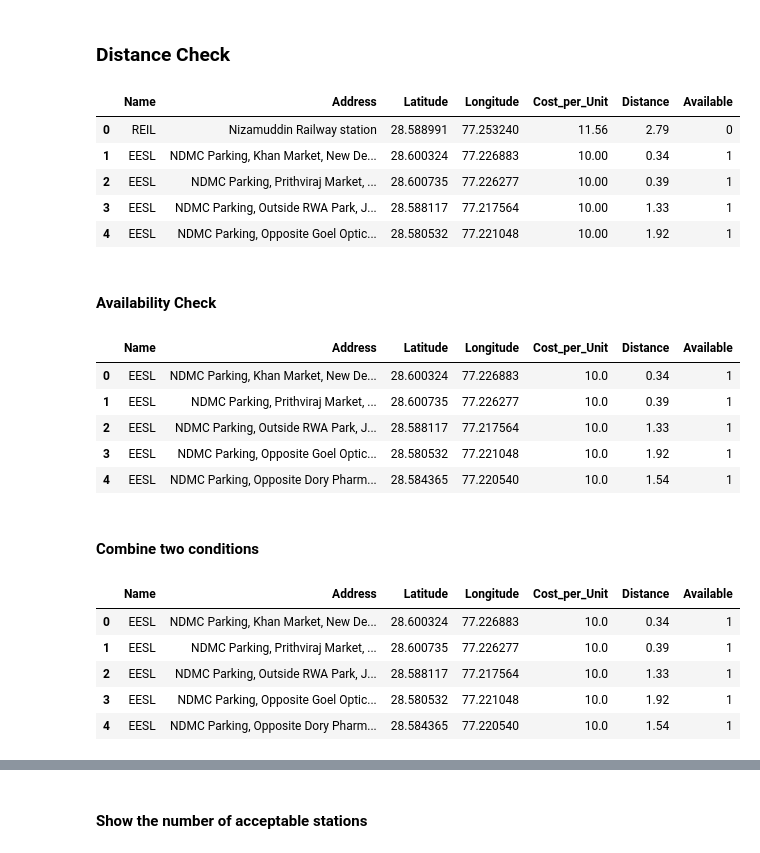
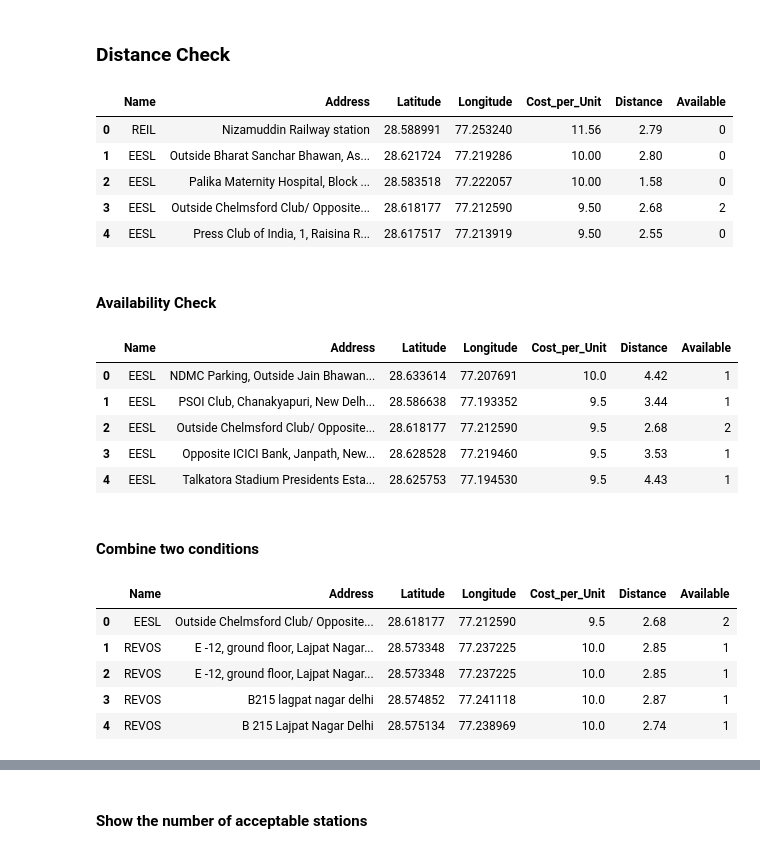
Before and after one commit to danielllll75/rule-based-optimization, a Jupyter notebook: Rule-Based station optimization.ipynb, the cells around one changed output, grey strips where cells are left out. Cells and saved outputs as stored; diff of their text form; code cells hidden in the pictures.

```diff
--- a/Rule-Based station optimization.ipynb
+++ b/Rule-Based station optimization.ipynb
@@ -18,7 +19,7 @@ Energy demand : 225.0 kWh
 # %% [markdown]
 #### Stations Data
 # %%
-dataset = pd.read_excel('C:\\Users\\ASUS\\Downloads\\archive\\Complete_Dataset.xlsx')
+dataset = pd.read_excel('C:\\Users\\ASUS\\Downloads\\archive\\Final_dataset(Cleaned_extra_stations).xlsx')
 dataset
 CS = dataset['capacity']             # Charging speed (Kw)
 a = dataset['available']             # Availability
@@ -30,34 +31,38 @@ longitude = dataset['longitude']     # Longitudes of stations
 ### Distance Check
 # %%
 from geopy.distance import geodesic
-import pandas as pd  # Assuming pandas is being used for your dataset
+
+# Ensure your dataset has the required columns
+# Columns: 'name', 'address', 'latitude', 'longitude', 'cost_per_unit', 'available'
 
 # Reference coordinate (latitude, longitude)
 reference_point = (28.597250, 77.226350)
 
-# Calculate distances for all stations and round to two decimal places
+# Calculate distances using Vincenty formula (via geopy)
 dataset['Distance'] = dataset.apply(lambda row: round(geodesic(reference_point,
                                                                (row['latitude'], row['longitude'])).kilometers, 2), axis=1)
 
-# Filter stations by distance condition
+# Filter stations by distance condition (within 3 km)
 results_distance = []
-for _, row in dataset[dataset['Distance'] <= 3].iterrows():  # Filter stations within less than 3km
+for _, row in dataset[dataset['Distance'] <= 3].iterrows():
     results_distance.append([row['name'], row['address'],
-                             row['latitude'], row['longitude'], row['cost_per_unit'], row['Distance'], row.get('available', None)])
+                             row['latitude'], row['longitude'], row['cost_per_unit'],
+                             row['Distance'], row.get('available', None)])
 
 # Convert to dataframe
 filtered_distance_df = pd.DataFrame(results_distance,
-                                    columns=['Name', 'Address', 'Latitude', 'Longitude', 'Cost_per_Unit', 'Distance', 'Available'])
+                                    columns=['Name', 'Address', 'Latitude', 'Longitude',
+                                             'Cost_per_Unit', 'Distance', 'Available'])
 
 # View the filtered dataframe
 filtered_distance_df.head()
 # %% [output]
 |  | Name | Address | Latitude | Longitude | Cost_per_Unit | Distance | Available |
 | 0 | REIL | Nizamuddin Railway station | 28.588991 | 77.253240 | 11.56 | 2.79 | 0 |
-| 1 | EESL | NDMC Parking, Khan Market, New De... | 28.600324 | 77.226883 | 10.00 | 0.34 | 1 |
-| 2 | EESL | NDMC Parking, Prithviraj Market, ... | 28.600735 | 77.226277 | 10.00 | 0.39 | 1 |
-| 3 | EESL | NDMC Parking, Outside RWA Park, J... | 28.588117 | 77.217564 | 10.00 | 1.33 | 1 |
-| 4 | EESL | NDMC Parking, Opposite Goel Optic... | 28.580532 | 77.221048 | 10.00 | 1.92 | 1 |
+| 1 | EESL | Outside Bharat Sanchar Bhawan, As... | 28.621724 | 77.219286 | 10.00 | 2.80 | 0 |
+| 2 | EESL | Palika Maternity Hospital, Block ... | 28.583518 | 77.222057 | 10.00 | 1.58 | 0 |
+| 3 | EESL | Outside Chelmsford Club/ Opposite... | 28.618177 | 77.212590 | 9.50 | 2.68 | 2 |
+| 4 | EESL | Press Club of India, 1, Raisina R... | 28.617517 | 77.213919 | 9.50 | 2.55 | 0 |
 # %% [markdown]
 #### Availability Check
 # %%
@@ -74,11 +79,11 @@ filtered_available_df = pd.DataFrame(results_available,                        #
 filtered_available_df.head()
 # %% [output]
 |  | Name | Address | Latitude | Longitude | Cost_per_Unit | Distance | Available |
-| 0 | EESL | NDMC Parking, Khan Market, New De... | 28.600324 | 77.226883 | 10.0 | 0.34 | 1 |
-| 1 | EESL | NDMC Parking, Prithviraj Market, ... | 28.600735 | 77.226277 | 10.0 | 0.39 | 1 |
-| 2 | EESL | NDMC Parking, Outside RWA Park, J... | 28.588117 | 77.217564 | 10.0 | 1.33 | 1 |
-| 3 | EESL | NDMC Parking, Opposite Goel Optic... | 28.580532 | 77.221048 | 10.0 | 1.92 | 1 |
-| 4 | EESL | NDMC Parking, Opposite Dory Pharm... | 28.584365 | 77.220540 | 10.0 | 1.54 | 1 |
+| 0 | EESL | NDMC Parking, Outside Jain Bhawan... | 28.633614 | 77.207691 | 10.0 | 4.42 | 1 |
+| 1 | EESL | PSOI Club, Chanakyapuri, New Delh... | 28.586638 | 77.193352 | 9.5 | 3.44 | 1 |
+| 2 | EESL | Outside Chelmsford Club/ Opposite... | 28.618177 | 77.212590 | 9.5 | 2.68 | 2 |
+| 3 | EESL | Opposite ICICI Bank, Janpath, New... | 28.628528 | 77.219460 | 9.5 | 3.53 | 1 |
+| 4 | EESL | Talkatora Stadium Presidents Esta... | 28.625753 | 77.194530 | 9.5 | 4.43 | 1 |
 # %% [markdown]
 #### Combine two conditions
 # %%
@@ -93,11 +98,11 @@ filtered_combined_df = pd.DataFrame(results_combined,
 filtered_combined_df.head()
 # %% [output]
 |  | Name | Address | Latitude | Longitude | Cost_per_Unit | Distance | Available |
-| 0 | EESL | NDMC Parking, Khan Market, New De... | 28.600324 | 77.226883 | 10.0 | 0.34 | 1 |
-| 1 | EESL | NDMC Parking, Prithviraj Market, ... | 28.600735 | 77.226277 | 10.0 | 0.39 | 1 |
-| 2 | EESL | NDMC Parking, Outside RWA Park, J... | 28.588117 | 77.217564 | 10.0 | 1.33 | 1 |
-| 3 | EESL | NDMC Parking, Opposite Goel Optic... | 28.580532 | 77.221048 | 10.0 | 1.92 | 1 |
-| 4 | EESL | NDMC Parking, Opposite Dory Pharm... | 28.584365 | 77.220540 | 10.0 | 1.54 | 1 |
+| 0 | EESL | Outside Chelmsford Club/ Opposite... | 28.618177 | 77.212590 | 9.5 | 2.68 | 2 |
+| 1 | REVOS | E -12, ground floor, Lajpat Nagar... | 28.573348 | 77.237225 | 10.0 | 2.85 | 1 |
+| 2 | REVOS | E -12, ground floor, Lajpat Nagar... | 28.573348 | 77.237225 | 10.0 | 2.85 | 1 |
+| 3 | REVOS | B215 lagpat nagar delhi | 28.574852 | 77.241118 | 10.0 | 2.87 | 1 |
+| 4 | REVOS | B 215 Lajpat Nagar Delhi | 28.575134 | 77.238969 | 10.0 | 2.74 | 1 |
 # %%
 filtered_combined_df
 # %% [output]
```
Also changed, not shown: parts of 4 cells of this notebook.
